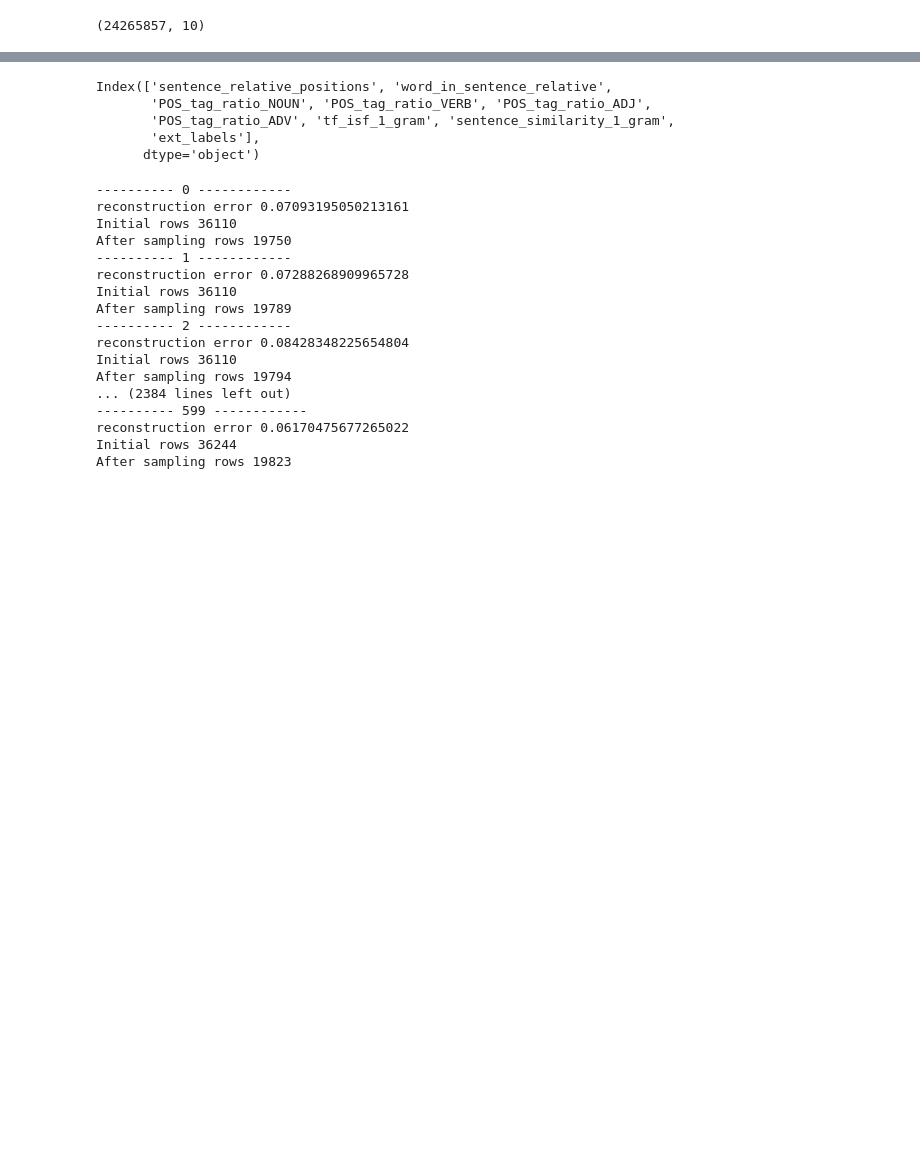
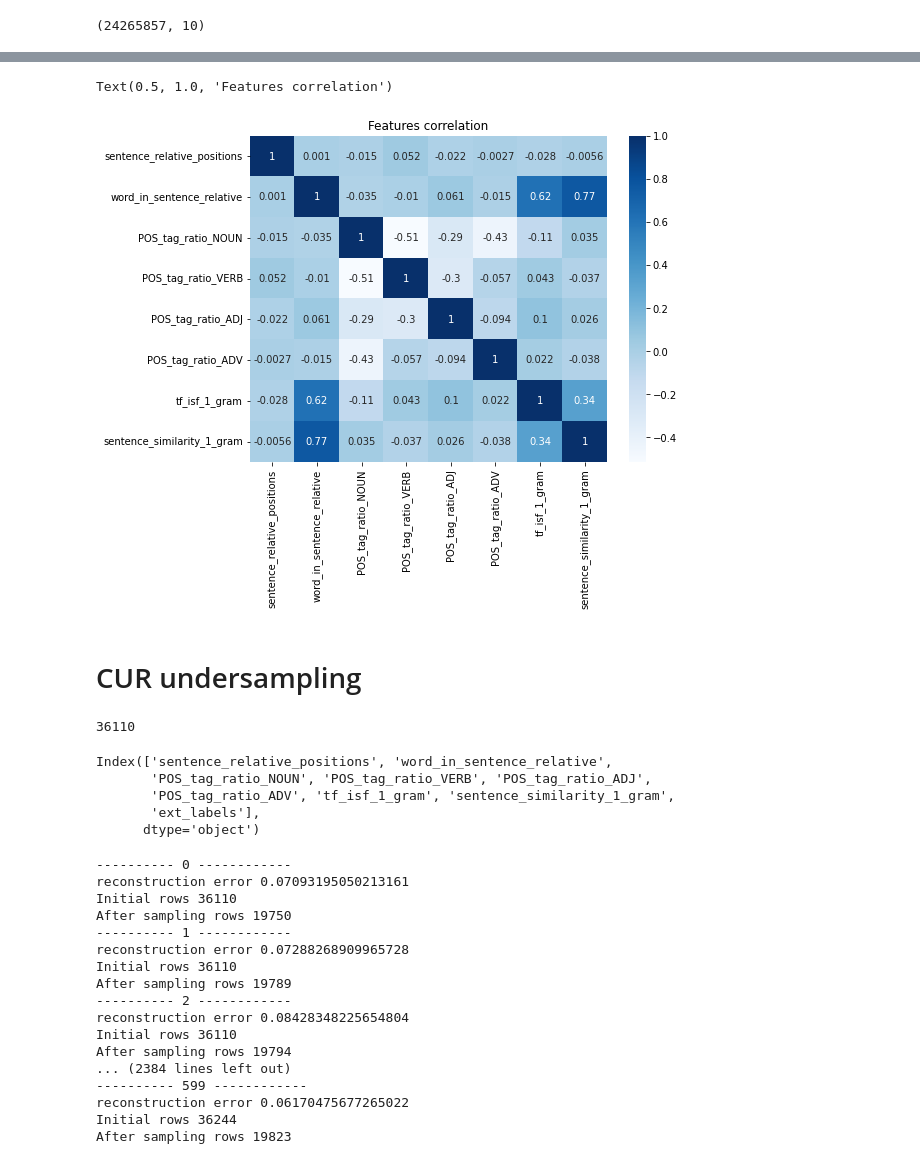
Before and after one commit to giocoal/reddit-tldr-summarizer-and-topic-modeling, a Jupyter notebook: featureMatrixUndersampling.ipynb, the cells around one changed output, grey strips where cells are left out. Saved outputs shown, nothing was run; the diff lists cells and outputs as text; code cells hidden in the pictures; blank space fills up the shorter version.

```diff
--- a/featureMatrixUndersampling.ipynb
+++ b/featureMatrixUndersampling.ipynb
@@ -22,8 +82,22 @@ trainAndVal.shape
+# %%
+f, ax = plt.subplots(figsize=(8, 6))
+corr = trainAndVal[features].corr()
+sns.heatmap(corr, cmap="Blues", annot=True, ax=ax)
+plt.title('Features correlation')
+# %% [output]
+Text(0.5, 1.0, 'Features correlation')
+[figure, added]
+# %% [markdown]
+# CUR undersampling
 # %%
 trainAndValMinorityClass = trainAndVal[trainAndVal.ext_labels==1]
 trainAndValMinorityClass.to_csv('/'.join([root_path,'trainAndValMinorityClass.csv']), index=False)
 # %%
 trainAndValMajorityClass = trainAndVal[trainAndVal.ext_labels==0]
+# %%
+int(len(trainAndValMajorityClass)/600)
+# %% [output]
+36110
 # %%
 trainAndValMajorityClassSplitted = []
 l = int(len(trainAndValMajorityClass)/600)
```
Also changed, not shown: parts of 15 cells of this notebook.
